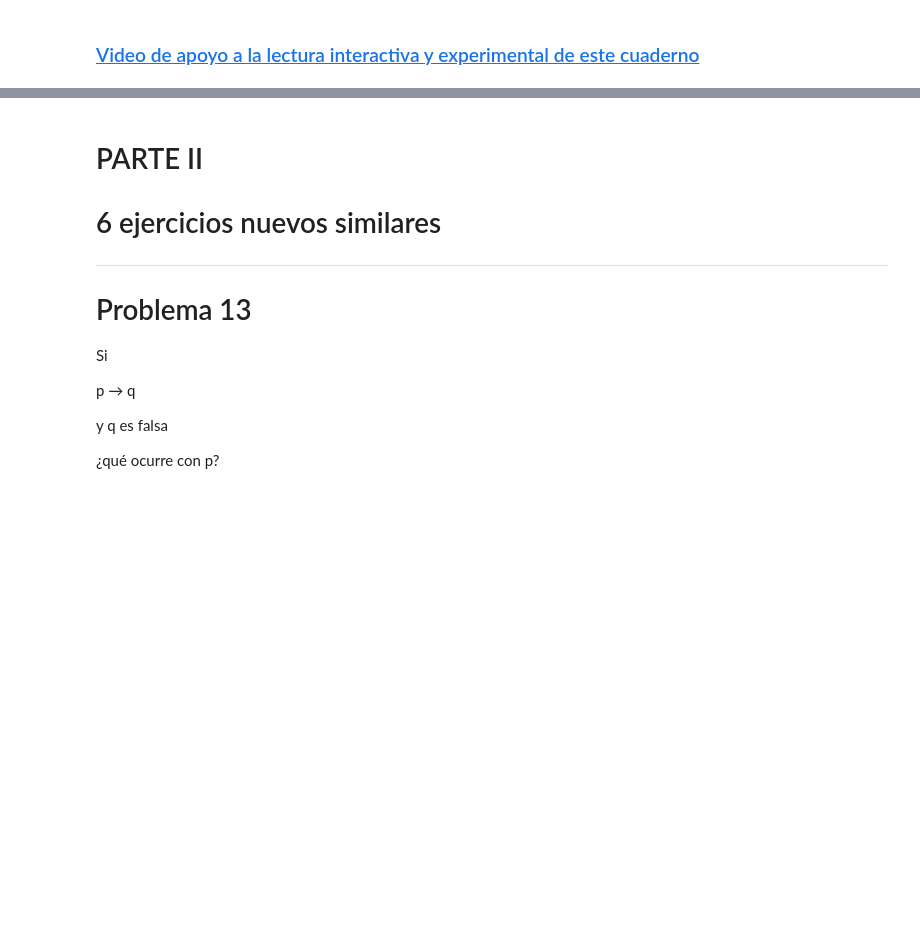
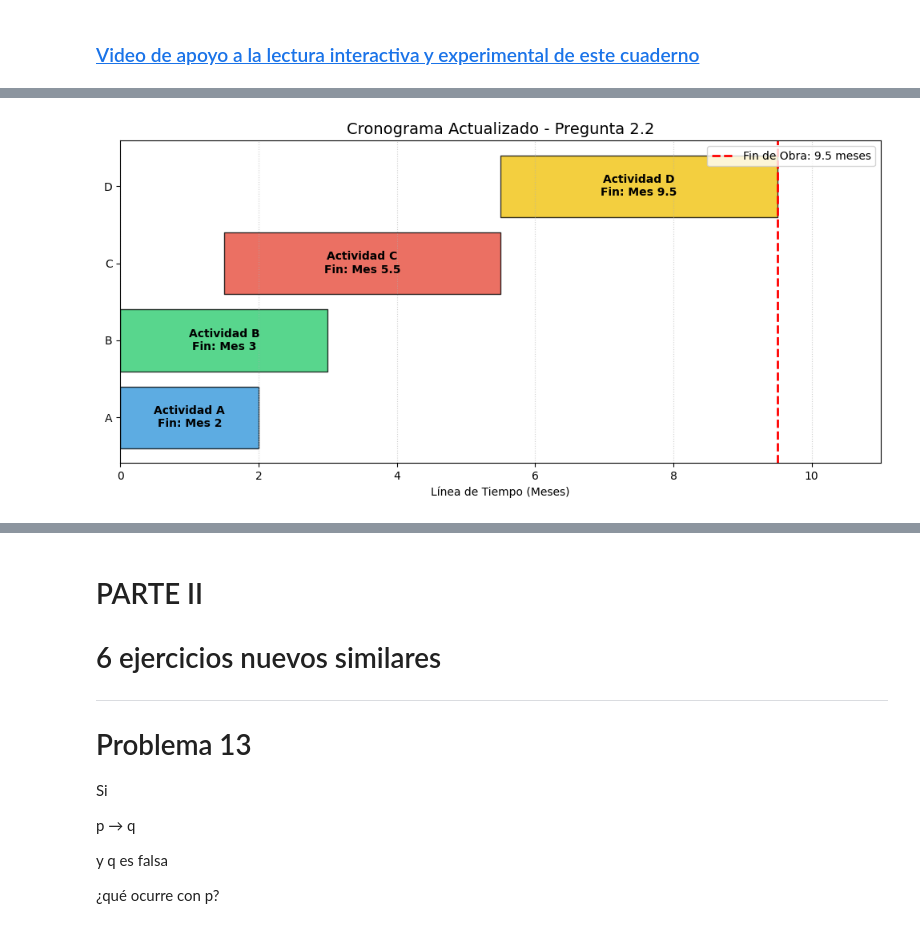
Before and after one commit to marco-canas/camino-udea, a Jupyter notebook: 3_lenguaje_proposicional/clase_02_analisis_del_lenguaje/clase_02_analisis_del_lenguaje.ipynb, the cells around one changed output, grey strips where cells are left out. Cells and saved outputs as stored; diff of their text form; code cells hidden in the pictures; blank space fills up the shorter version.

```diff
--- a/3_lenguaje_proposicional/clase_02_analisis_del_lenguaje/clase_02_analisis_del_lenguaje.ipynb
+++ b/3_lenguaje_proposicional/clase_02_analisis_del_lenguaje/clase_02_analisis_del_lenguaje.ipynb
@@ -1014,0 +220,35 @@ Producto:
+# %%
+import matplotlib.pyplot as plt
+
+# Nuevos tiempos basados en la pregunta 2.2
+# Formato: (Inicio, Duración, Color)
+actividades_v2 = {
+    'A': (0, 2, '#3498db'),   # Termina mes 2
+    'B': (0, 3, '#2ecc71'),   # Termina mes 3 (50% es 1.5)
+    'C': (1.5, 4, '#e74c3c'), # Inicia en 1.5, dura 4 -> Termina 5.5
+    'D': (5.5, 4, '#f1c40f')  # Inicia en 5.5, dura 4 -> Termina 9.5
+}
+
+fig, ax = plt.subplots(figsize=(10, 5))
+
+for i, (nombre, (inicio, duracion, color)) in enumerate(actividades_v2.items()):
+    ax.broken_barh([(inicio, duracion)], (i*10, 8), facecolors=color, edgecolor='black', alpha=0.8)
+    # Etiqueta con el tiempo de finalización exacto
+    ax.text(inicio + duracion/2, i*10 + 4, f"Actividad {nombre}\nFin: Mes {inicio + duracion}",
+            va='center', ha='center', fontweight='bold', fontsize=10)
+
+# Línea vertical marcando el final de la obra
+ax.axvline(x=9.5, color='red', linestyle='--', linewidth=2, label='Fin de Obra: 9.5 meses')
+
+ax.set_xlim(0, 11)
+ax.set_xlabel('Línea de Tiempo (Meses)')
+ax.set_yticks([4, 14, 24, 34])
+ax.set_yticklabels(['A', 'B', 'C', 'D'])
+ax.set_title("Cronograma Actualizado - Pregunta 2.2", fontsize=14)
+ax.legend(loc='upper right')
+ax.grid(True, axis='x', linestyle=':', alpha=0.6)
+
+plt.tight_layout()
+plt.show()
+# %% [output]
+[figure, added]
```
Also changed, not shown: parts of 113 cells of this notebook, 2 other files.
